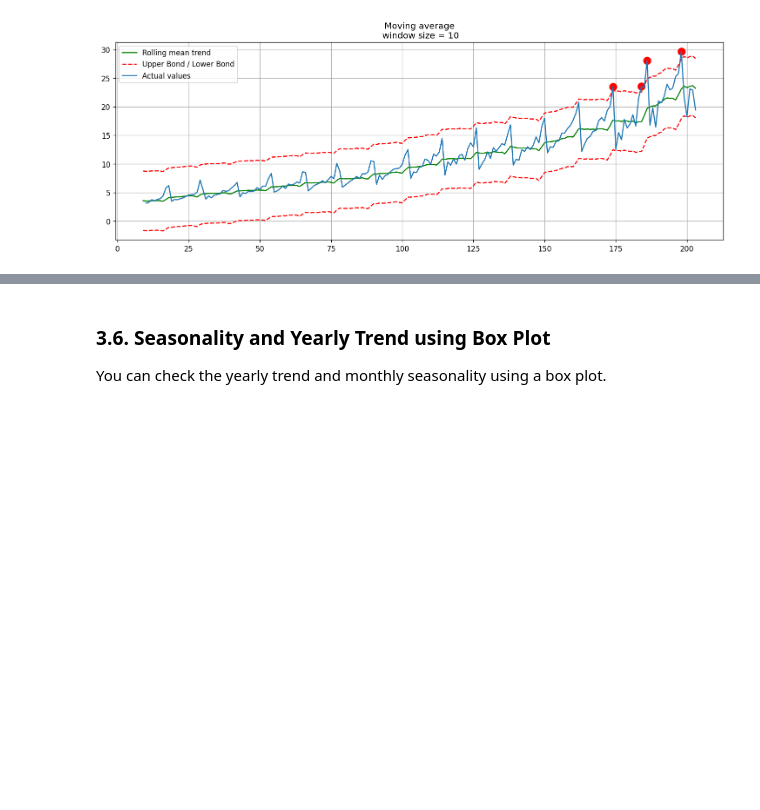
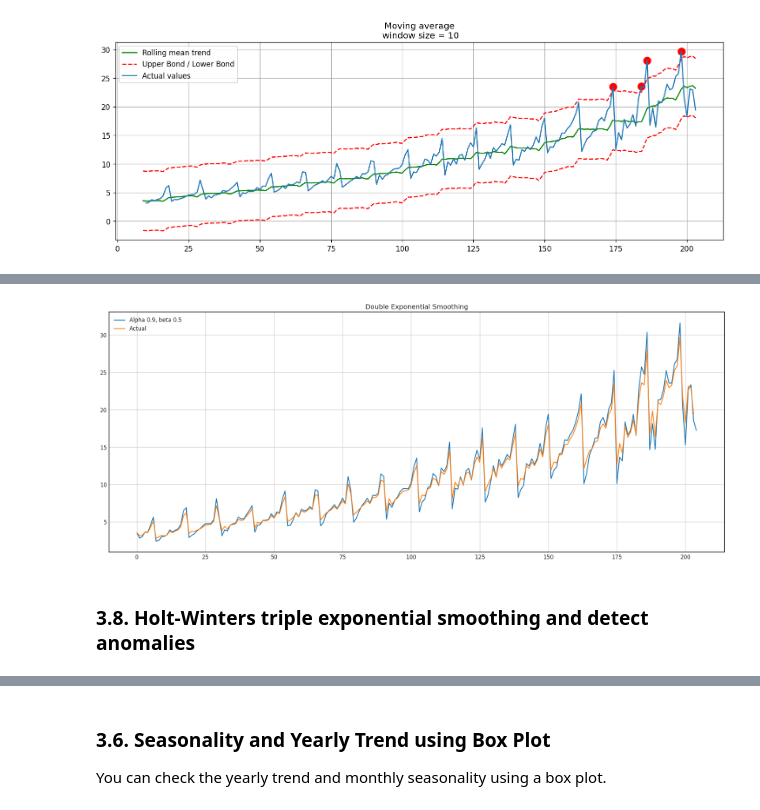
Before and after one commit to serzaraisk/time_series-template, a Jupyter notebook: TimeSeries_Project_Template.ipynb, the cells around one changed output, grey strips where cells are left out. Drawn from its saved outputs; the diff is of its cells as text; code cells hidden in the pictures; blank space fills up the shorter version.

```diff
--- a/TimeSeries_Project_Template.ipynb
+++ b/TimeSeries_Project_Template.ipynb
@@ -378,0 +487,6 @@ plotMovingAverage(df[['value']], 10, plot_intervals=True, plot_anomalies=True)
+# %%
+plotDoubleExponentialSmoothing(df[input_target_variable], alphas=[0.9], betas=[0.5])
+# %% [output]
+[figure, added]
+# %% [markdown]
+### 3.8. Holt-Winters triple exponential smoothing and detect anomalies
```
Also changed, not shown: parts of 31 cells of this notebook.
